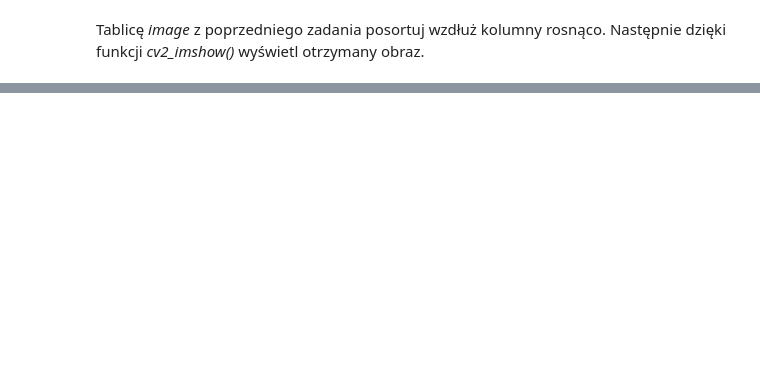
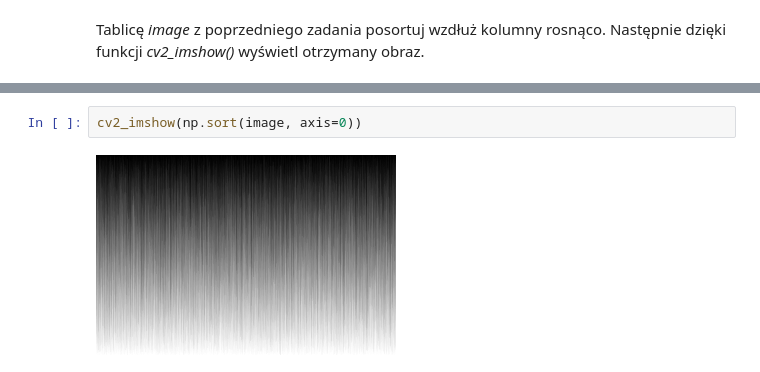
Before and after one commit to pomiankiewiczlukasz/data-analysis-bootcamp, a Jupyter notebook: ŁP_031_040_exercises.ipynb, the cells around one changed output, grey strips where cells are left out. Drawn from its saved outputs; the diff is of its cells as text; blank space fills up the shorter version.

```diff
--- a/ŁP_031_040_exercises.ipynb
+++ b/ŁP_031_040_exercises.ipynb
@@ -184,0 +268,4 @@ Tablicę _image_ z poprzedniego zadania posortuj wzdłuż kolumny rosnąco. Nast
+# %%
+cv2_imshow(np.sort(image, axis=0))
+# %% [output]
+[figure, added]
```
Also changed, not shown: parts of 24 cells of this notebook.
